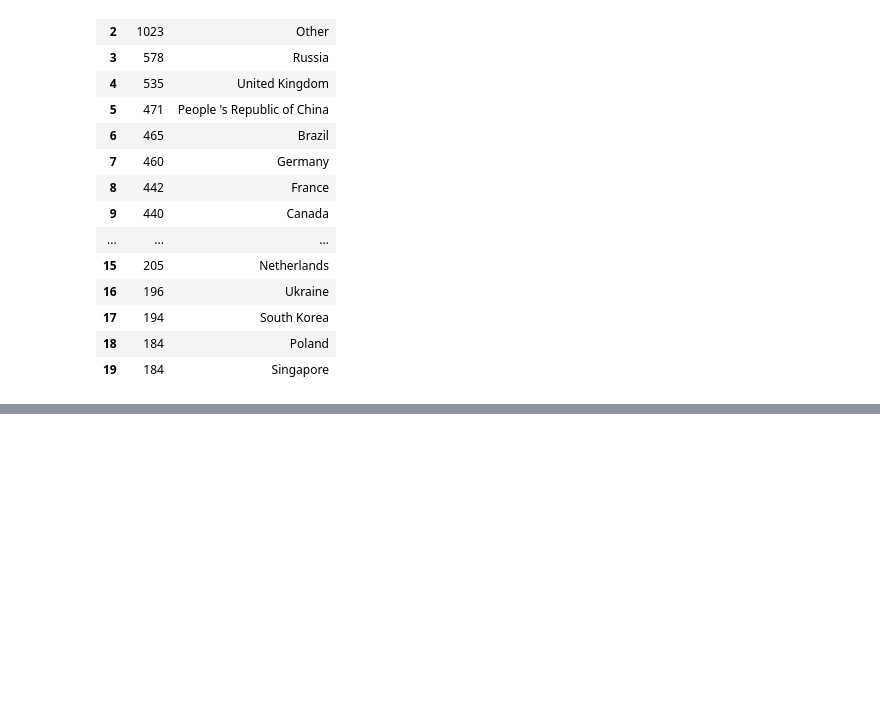
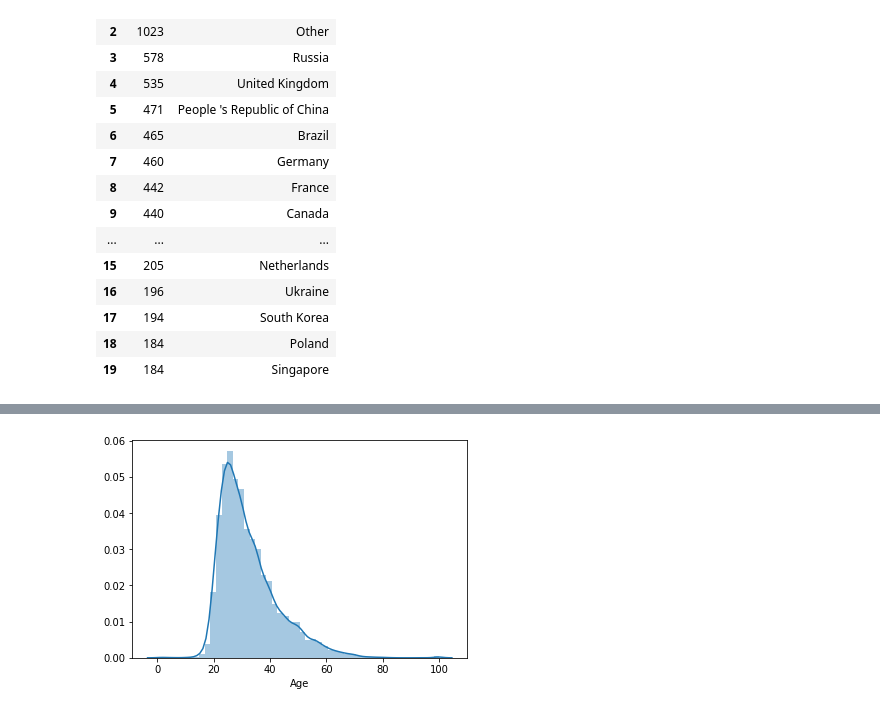
Before and after one commit to janggunhee/DS-stusy, a Jupyter notebook: Kaggle/Kaggle-ML-DS-survey-2017-EDA.ipynb, the cells around one changed output, grey strips where cells are left out. Drawn from its saved outputs; the diff is of its cells as text; code cells hidden in the pictures; blank space fills up the shorter version.

```diff
--- a/Kaggle/Kaggle-ML-DS-survey-2017-EDA.ipynb
+++ b/Kaggle/Kaggle-ML-DS-survey-2017-EDA.ipynb
@@ -148,0 +157,5 @@ con_df.head(20)
+# %%
+sns.distplot(mcq[mcq['Age']> 0]['Age'])
+plt.show()
+# %% [output]
+[figure, added]
```
Also changed, not shown: parts of 28 cells of this notebook.
